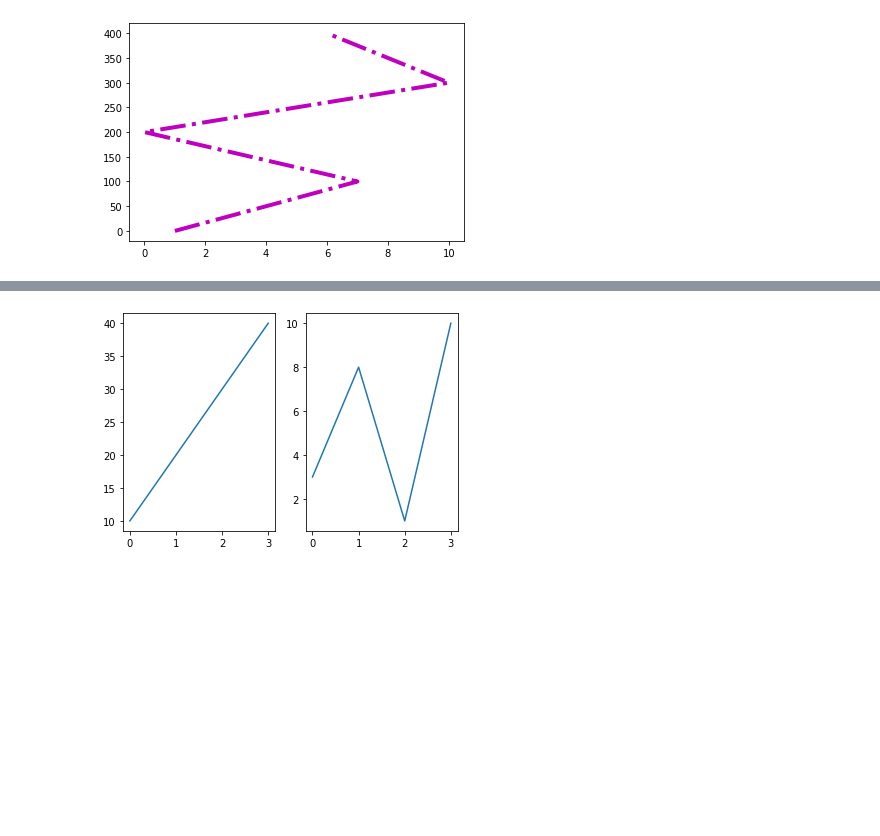
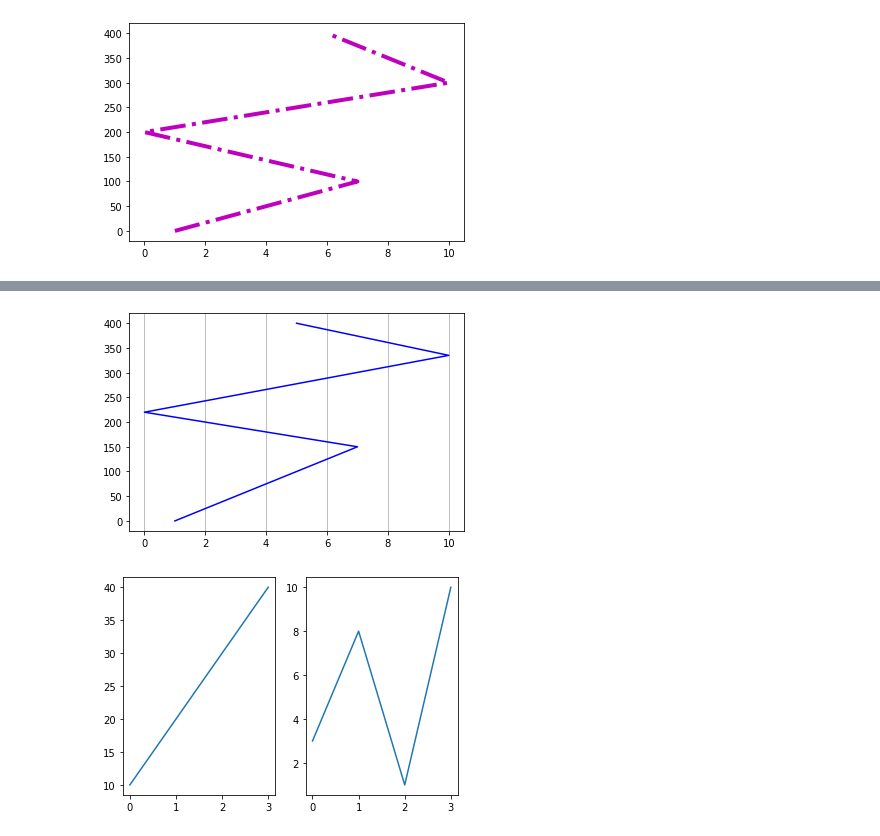
Before and after one commit to Rakshithauppu/python-programs, a Jupyter notebook: matplotlib.ipynb, the cells around one changed output, grey strips where cells are left out. Cells and saved outputs as stored; diff of their text form; code cells hidden in the pictures; blank space fills up the shorter version.

```diff
--- a/matplotlib.ipynb
+++ b/matplotlib.ipynb
@@ -112,3 +132,13 @@ plt.show()
+# %%
+import matplotlib.pyplot as plt
+import numpy as np
+x=([1,7,0,10,5])
+y=([0,150,220,335,400])
+plt.plot(x,y,color='blue')
+plt.grid(axis='x')
+plt.show()
+# %% [output]
+[figure, added]
 # %%
 import matplotlib.pyplot as plt
 import numpy as np
```
Also changed, not shown: parts of 11 cells of this notebook.
